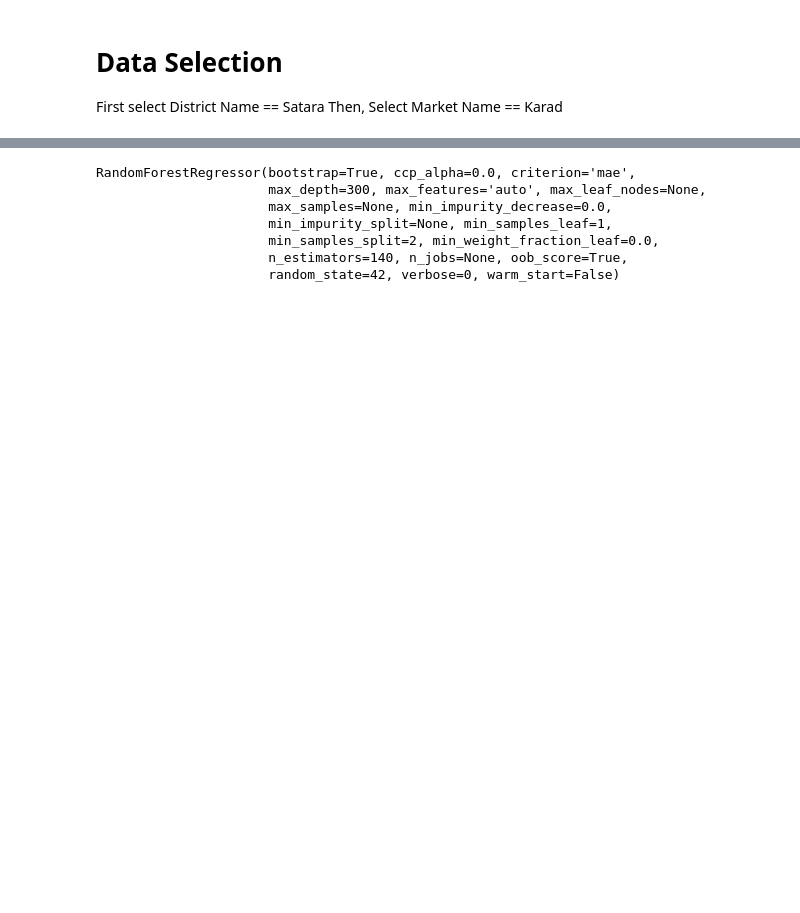
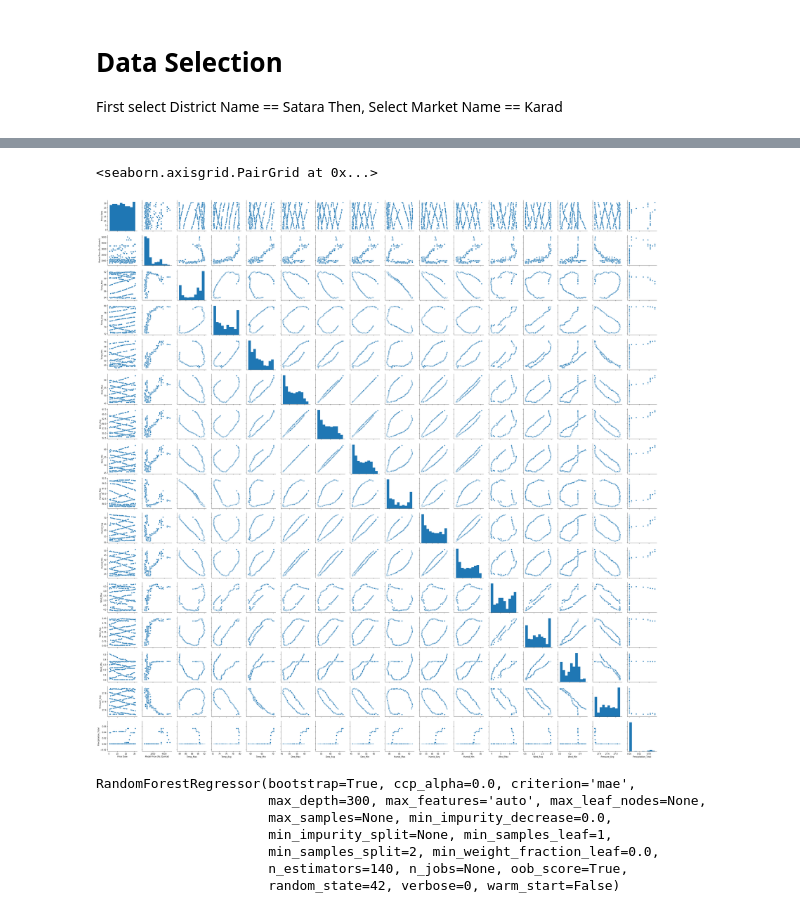
Before and after one commit to OmkarMahajan/VPP_10, a Jupyter notebook: Vegetables_10/Satara/Project.ipynb, the cells around one changed output, grey strips where cells are left out. Cells and saved outputs as stored; diff of their text form; code cells hidden in the pictures; blank space fills up the shorter version.

```diff
--- a/Vegetables_10/Satara/Project.ipynb
+++ b/Vegetables_10/Satara/Project.ipynb
@@ -138,5 +138,8 @@ data
 # %%
-#sns.pairplot(data)
+sns.pairplot(data)
+# %% [output]
+<seaborn.axisgrid.PairGrid at 0x...>
+[figure, added]
 # %%
 #sns.lmplot(x='Price Date', y = 'Min Price (Rs./Quintal)', data = vegetables)
 # %%
```
Also changed, not shown: parts of 16 cells of this notebook, 3 other files.
